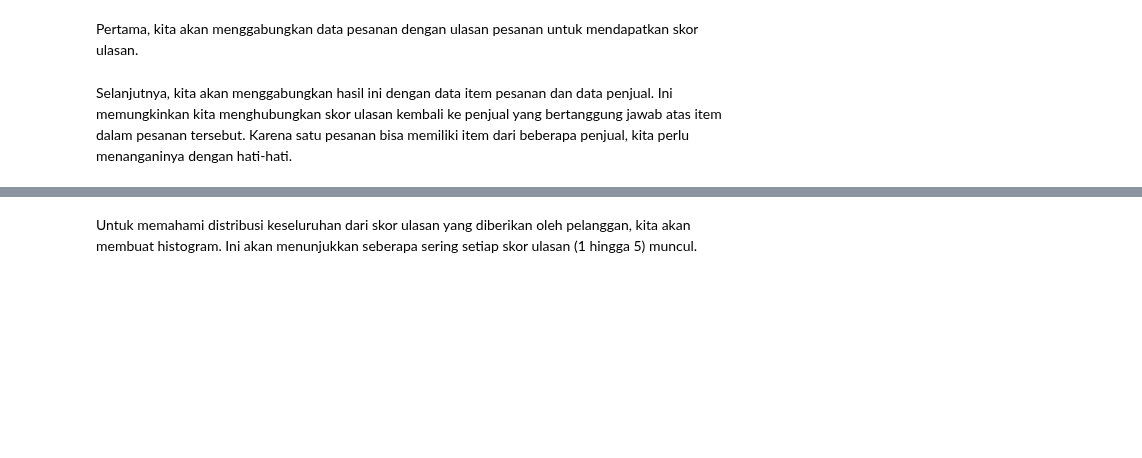
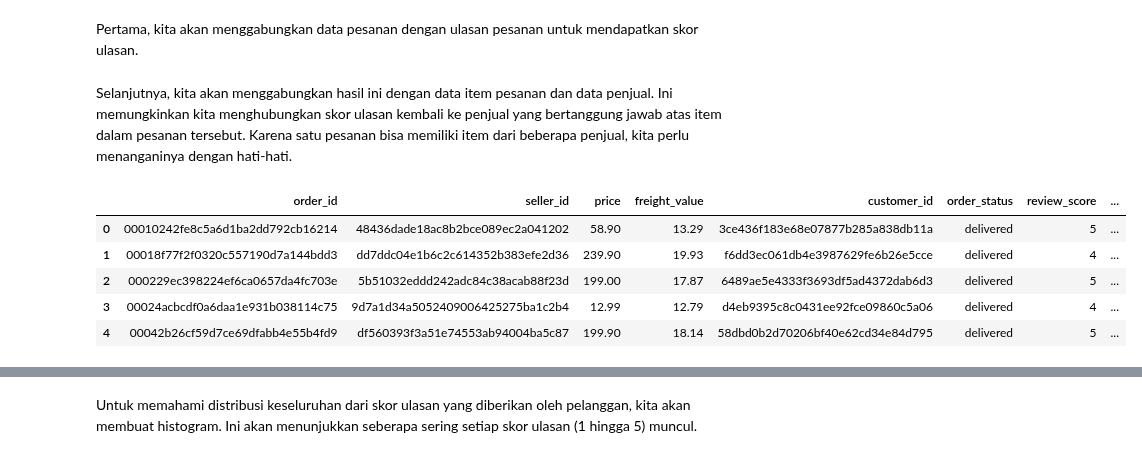
Before and after one commit to rfahreza/Analisis-Data, a Jupyter notebook: analisis_data.ipynb, the cells around one changed output, grey strips where cells are left out. Saved outputs shown, nothing was run; the diff lists cells and outputs as text; code cells hidden in the pictures; blank space fills up the shorter version.

```diff
--- a/analisis_data.ipynb
+++ b/analisis_data.ipynb
@@ -937,13 +814,22 @@ Selanjutnya, kita akan menggabungkan hasil ini dengan data item pesanan dan data
 # %%
 seller_reviews_df = pd.merge(
     order_items_df[['order_id', 'seller_id', 'price', 'freight_value']],
     orders_reviews_df,
     on='order_id',
     how='inner'
 )
 # Menghitung total harga untuk item yang dijual oleh setiap seller melalui order yang telah direview
 seller_reviews_df['item_total_price_with_freight'] = seller_reviews_df['price'] + \
     seller_reviews_df['freight_value']
+
+seller_reviews_df.head()
+# %% [output]
+|  | order_id | seller_id | price | freight_value | customer_id | order_status | review_score | ... |
+| 0 | 00010242fe8c5a6d1ba2dd792cb16214 | 48436dade18ac8b2bce089ec2a041202 | 58.90 | 13.29 | 3ce436f183e68e07877b285a838db11a | delivered | 5 | ... |
+| 1 | 00018f77f2f0320c557190d7a144bdd3 | dd7ddc04e1b6c2c614352b383efe2d36 | 239.90 | 19.93 | f6dd3ec061db4e3987629fe6b26e5cce | delivered | 4 | ... |
+| 2 | 000229ec398224ef6ca0657da4fc703e | 5b51032eddd242adc84c38acab88f23d | 199.00 | 17.87 | 6489ae5e4333f3693df5ad4372dab6d3 | delivered | 5 | ... |
+| 3 | 00024acbcdf0a6daa1e931b038114c75 | 9d7a1d34a5052409006425275ba1c2b4 | 12.99 | 12.79 | d4eb9395c8c0431ee92fce09860c5a06 | delivered | 4 | ... |
+| 4 | 00042b26cf59d7ce69dfabb4e55b4fd9 | df560393f3a51e74553ab94004ba5c87 | 199.90 | 18.14 | 58dbd0b2d70206bf40e62cd34e84d795 | delivered | 5 | ... |
 # %%
 # Menyimpan file ke lokal
 seller_reviews_df.to_csv("Dashboard/full_reviews.csv", index=False)
```
Also changed, not shown: parts of 24 cells of this notebook, 1 other file.
